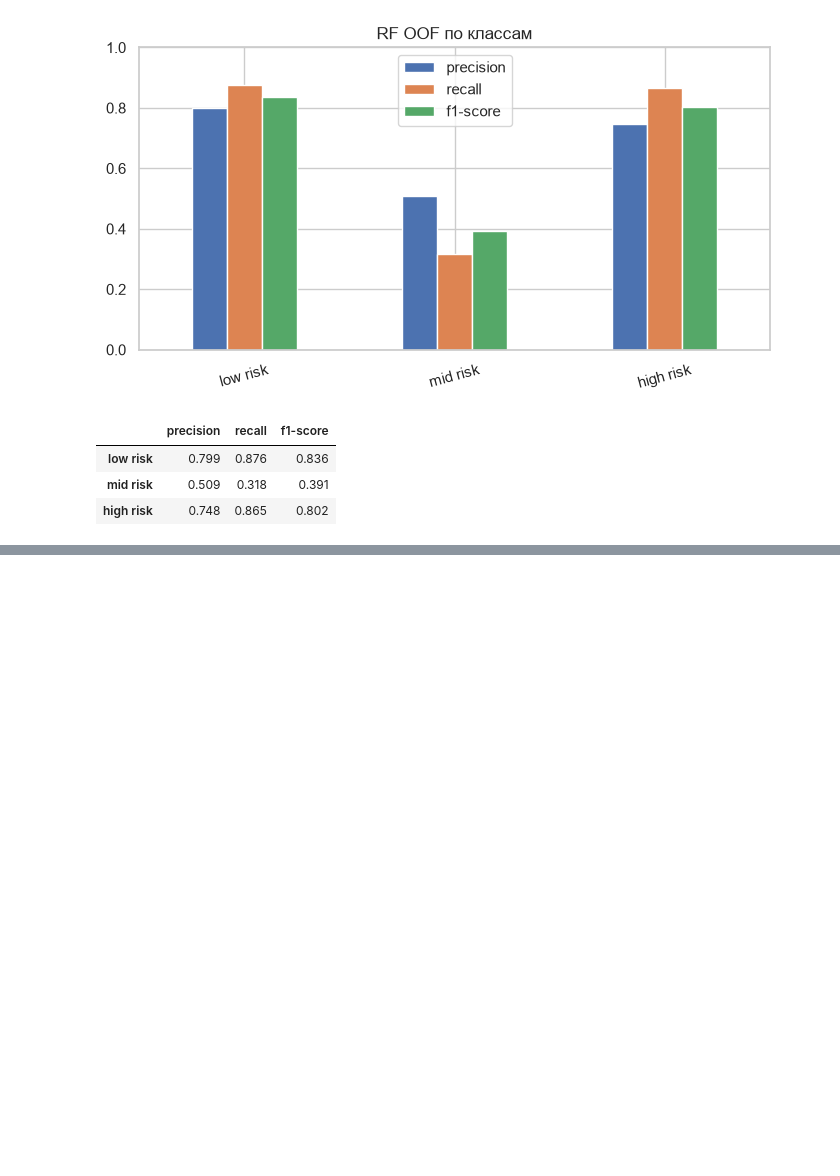
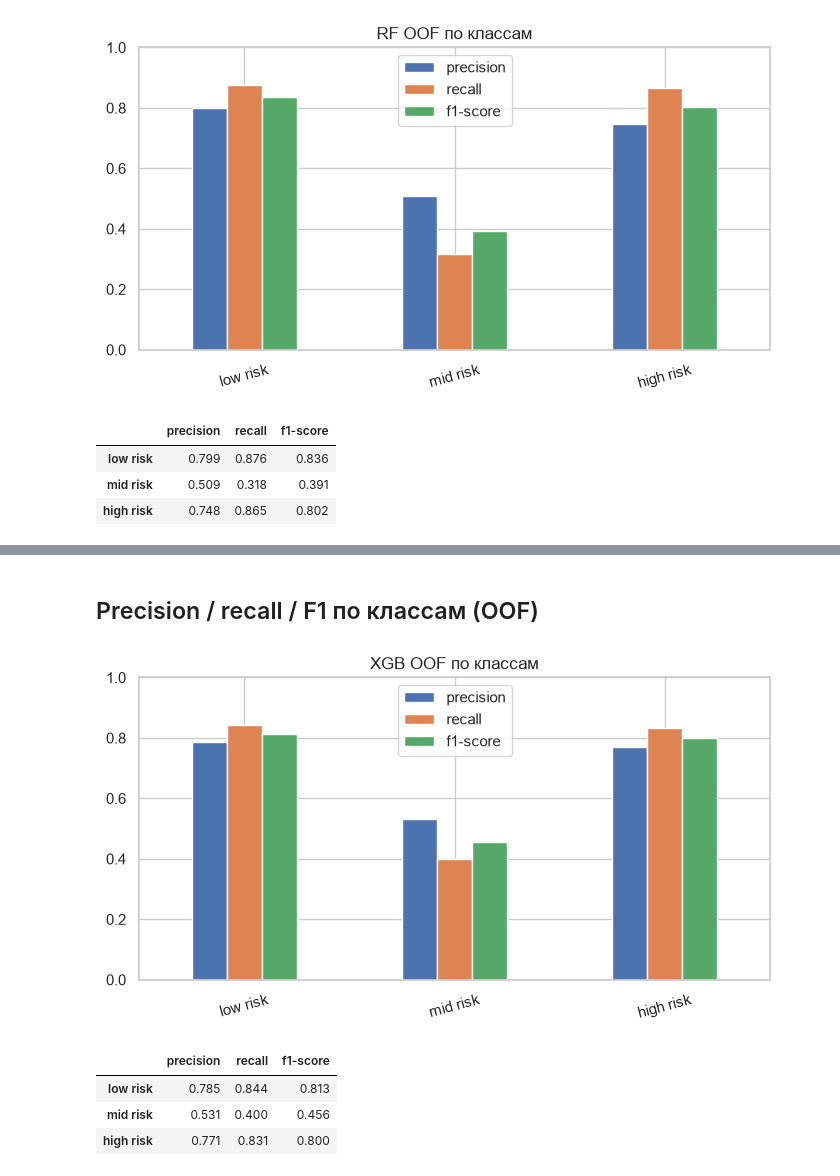
Before and after one commit to NexPG/risk-of-pregnancy, a Jupyter notebook: code/trainer.ipynb, the cells around one changed output, grey strips where cells are left out. Saved outputs shown, nothing was run; the diff lists cells and outputs as text; code cells hidden in the pictures; blank space fills up the shorter version.

```diff
--- a/code/trainer.ipynb
+++ b/code/trainer.ipynb
@@ -554,0 +690,17 @@ display(per.round(3))
+# %% [markdown]
+## Precision / recall / F1 по классам (OOF)
+# %%
+rep = classification_report(y_train, xgb_oof, labels=LABELS, output_dict=True)
+per = pd.DataFrame(rep).T.loc[LABELS, ["precision", "recall", "f1-score"]]
+per.plot(kind="bar", ylim=(0, 1), figsize=(7, 4))
+plt.xticks(rotation=15)
+plt.title("XGB OOF по классам")
+plt.tight_layout()
+plt.show()
+display(per.round(3))
+# %% [output]
+[figure, added]
+|  | precision | recall | f1-score |
+| low risk | 0.785 | 0.844 | 0.813 |
+| mid risk | 0.531 | 0.400 | 0.456 |
+| high risk | 0.771 | 0.831 | 0.800 |
```
Also changed, not shown: parts of 30 cells of this notebook.
